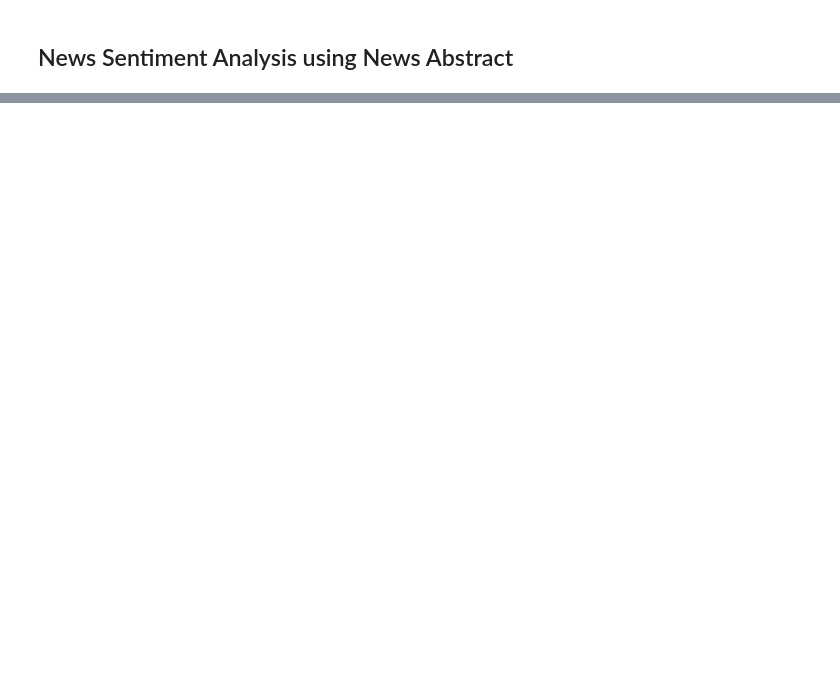
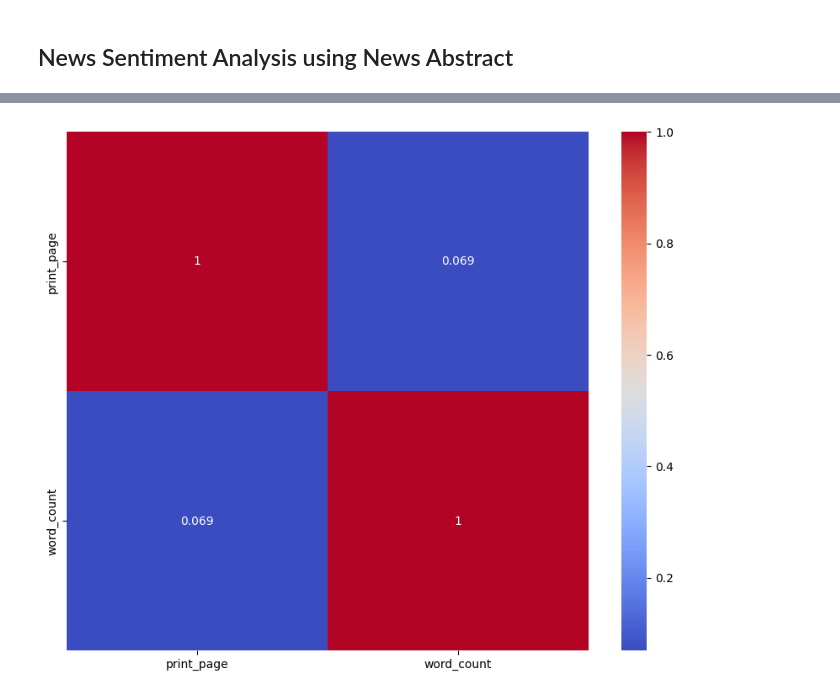
Before and after one commit to nehanik2/News-Sentiment-Analyzer, a Jupyter notebook: News_Sentiment_Analyzer.ipynb, the cells around one changed output, grey strips where cells are left out. Saved outputs shown, nothing was run; the diff lists cells and outputs as text; code cells hidden in the pictures; blank space fills up the shorter version.

Commit message:
Data Visualizations added

```diff
--- a/News_Sentiment_Analyzer.ipynb
+++ b/News_Sentiment_Analyzer.ipynb
@@ -4,0 +14,5 @@ import pandas as pd
+# %%
+from google.colab import files
+uploaded = files.upload()
+
+df=pd.read_csv('all_data.csv', encoding = "ISO-8859-1")
@@ -4,0 +214,17 @@ import pandas as pd
+# %%
+#Fixing the missing values by adding data or replacing data
+#Sincei it has both numerical and text data, the data is filled differently
+
+#The text features
+text_features = ['abstract', 'snippet', 'lead_paragraph', 'print_section',
+             'source', 'headline', 'keywords', 'news_desk',
+             'section_name', 'subsection_name', 'byline', 'type_of_material']
+
+df[text_features] = df[text_features].fillna("Unknown")
+# %%
+#Replacing missing values of the features which have only numerical values
+#The highest missing value percentage for the feature with numerical values only is print_page
+
+#Filling the missing values with the median of the feature
+numeric_cols = ['print_page']
+df[numeric_cols] = df[numeric_cols].fillna(df[numeric_cols].median())
@@ -4,0 +304,15 @@ import pandas as pd
+# %%
+#Corelation matrix for numerical values
+import seaborn as sns
+import matplotlib.pyplot as plt
+numeric_df = df.select_dtypes(include='number')
+
+# Correlation matrix
+corr = numeric_df.corr()
+
+# Plot heatmap
+plt.figure(figsize=(10,8))
+sns.heatmap(corr, annot=True, cmap='coolwarm')
+plt.show()
+# %% [output]
+[figure, added]
```
Also changed, not shown: parts of 42 cells of this notebook.
